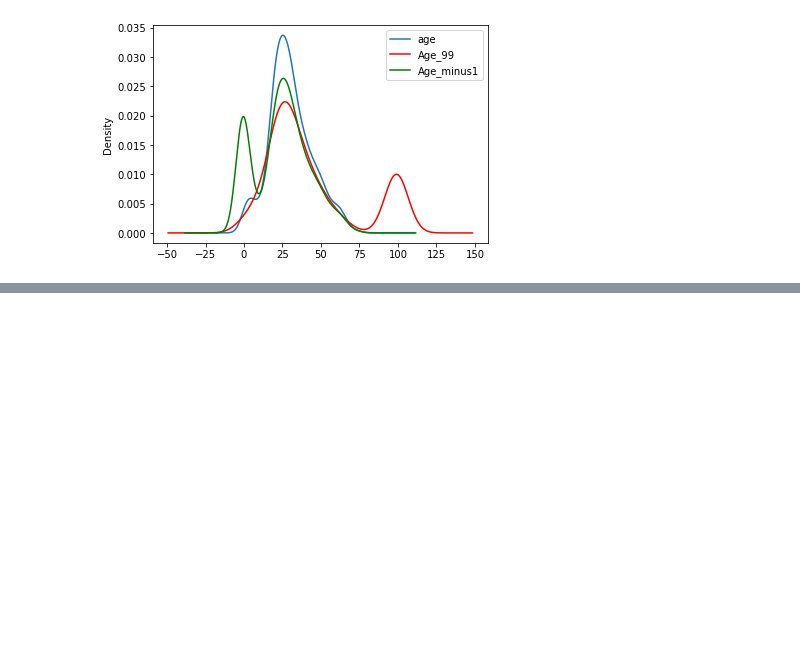
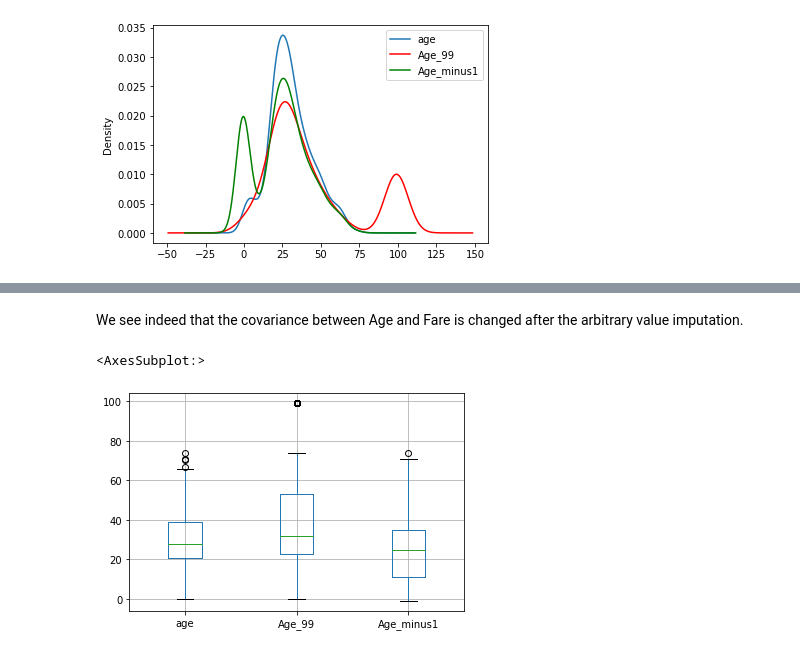
Before and after one commit to pvsnp9/Feature-Enginering, a Jupyter notebook: section_missing_data/03_arbitrary_value_imputation.ipynb, the cells around one changed output, grey strips where cells are left out. Drawn from its saved outputs; the diff is of its cells as text; code cells hidden in the pictures; blank space fills up the shorter version.

```diff
--- a/section_missing_data/03_arbitrary_value_imputation.ipynb
+++ b/section_missing_data/03_arbitrary_value_imputation.ipynb
@@ -176,0 +198,11 @@ ax.legend(lines, labels, loc='best')
+# %% [markdown]
+We see indeed that the covariance between Age and Fare is changed after the arbitrary value imputation.
+# %%
+# Finally, I mentioned that arbitrary value imputation may
+# affect the perception of outliers
+
+# Let's find out using a boxplot
+X_train[['age', 'Age_99', 'Age_minus1']].boxplot()
+# %% [output]
+<AxesSubplot:>
+[figure, added]
```
Also changed, not shown: parts of 18 cells of this notebook, 4 other files.
